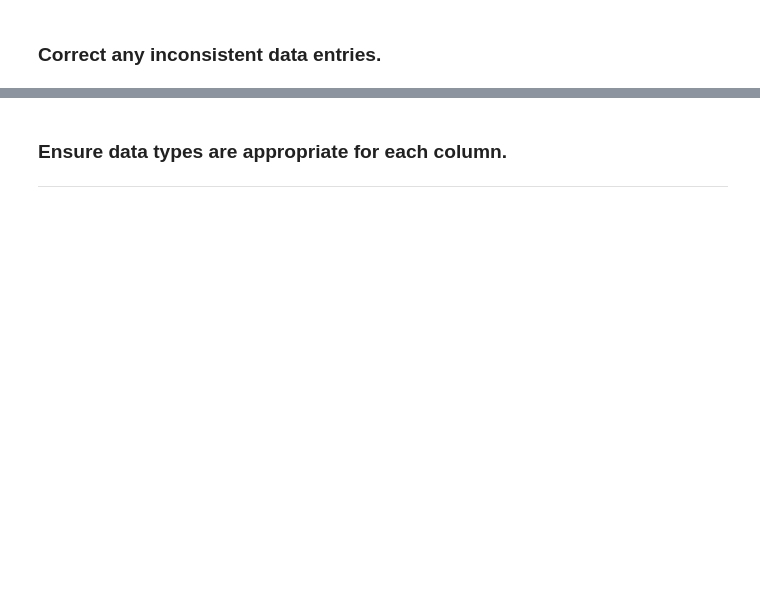
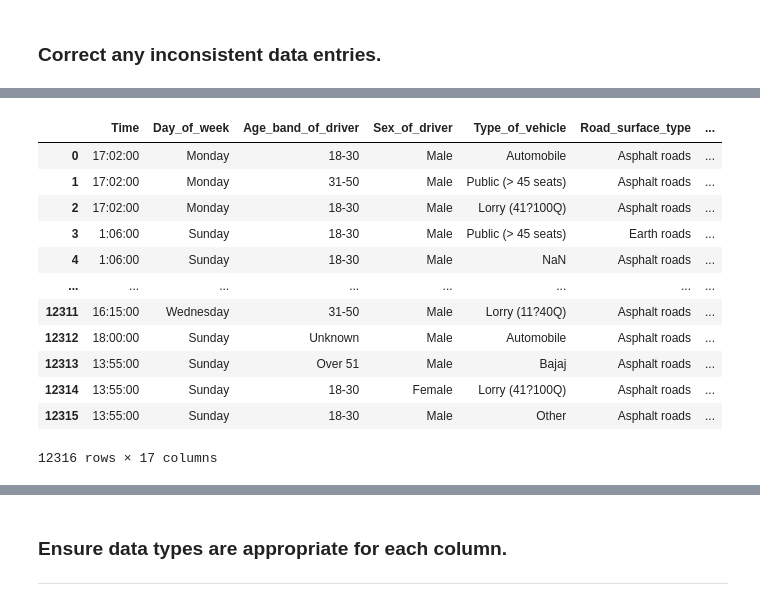
Before and after one commit to x0iiw/Suliman, a Jupyter notebook: Task (1) Week 1.ipynb, the cells around one changed output, grey strips where cells are left out. Drawn from its saved outputs; the diff is of its cells as text; code cells hidden in the pictures; blank space fills up the shorter version.

```diff
--- a/Task (1) Week 1.ipynb
+++ b/Task (1) Week 1.ipynb
@@ -100,0 +101,2 @@ dtype: int64
+# %%
+df=df.drop(columns=['Educational_level','Vehicle_driver_relation','Driving_experience','Owner_of_vehicle','Service_year_of_vehicle','Defect_of_vehicle','Area_accident_occured','Lanes_or_Medians','Road_allignment','Types_of_Junction','Type_of_collision','Vehicle_movement','Work_of_casuality','Fitness_of_casuality'])
@@ -122,0 +141,28 @@ dtype: int64
+# %%
+df.drop('Day_of_week', axis =1)
+df.drop('Sex_of_driver', axis =1)
+df.drop('Road_surface_type', axis =1)
+df.drop('Road_surface_conditions', axis =1)
+df.drop('Light_conditions', axis =1)
+df.drop('Pedestrian_movement', axis =1)
+df.drop('Accident_severity', axis =1)
+df.drop('Cause_of_accident', axis =1)
+df.drop('Casualty_severity', axis =1)
+df.drop('Age_band_of_casualty', axis =1)
+df.drop('Sex_of_casualty', axis =1)
+df.drop('Casualty_class', axis =1)
+df.drop('Weather_conditions', axis =1)
+# %% [output]
+|  | Time | Day_of_week | Age_band_of_driver | Sex_of_driver | Type_of_vehicle | Road_surface_type | ... |
+| 0 | 17:02:00 | Monday | 18-30 | Male | Automobile | Asphalt roads | ... |
+| 1 | 17:02:00 | Monday | 31-50 | Male | Public (> 45 seats) | Asphalt roads | ... |
+| 2 | 17:02:00 | Monday | 18-30 | Male | Lorry (41?100Q) | Asphalt roads | ... |
+| 3 | 1:06:00 | Sunday | 18-30 | Male | Public (> 45 seats) | Earth roads | ... |
+| 4 | 1:06:00 | Sunday | 18-30 | Male | NaN | Asphalt roads | ... |
+| ... | ... | ... | ... | ... | ... | ... | ... |
+| 12311 | 16:15:00 | Wednesday | 31-50 | Male | Lorry (11?40Q) | Asphalt roads | ... |
+| 12312 | 18:00:00 | Sunday | Unknown | Male | Automobile | Asphalt roads | ... |
+| 12313 | 13:55:00 | Sunday | Over 51 | Male | Bajaj | Asphalt roads | ... |
+| 12314 | 13:55:00 | Sunday | 18-30 | Female | Lorry (41?100Q) | Asphalt roads | ... |
+| 12315 | 13:55:00 | Sunday | 18-30 | Male | Other | Asphalt roads | ... |
+12316 rows × 17 columns
```
Also changed, not shown: parts of 10 cells of this notebook.
